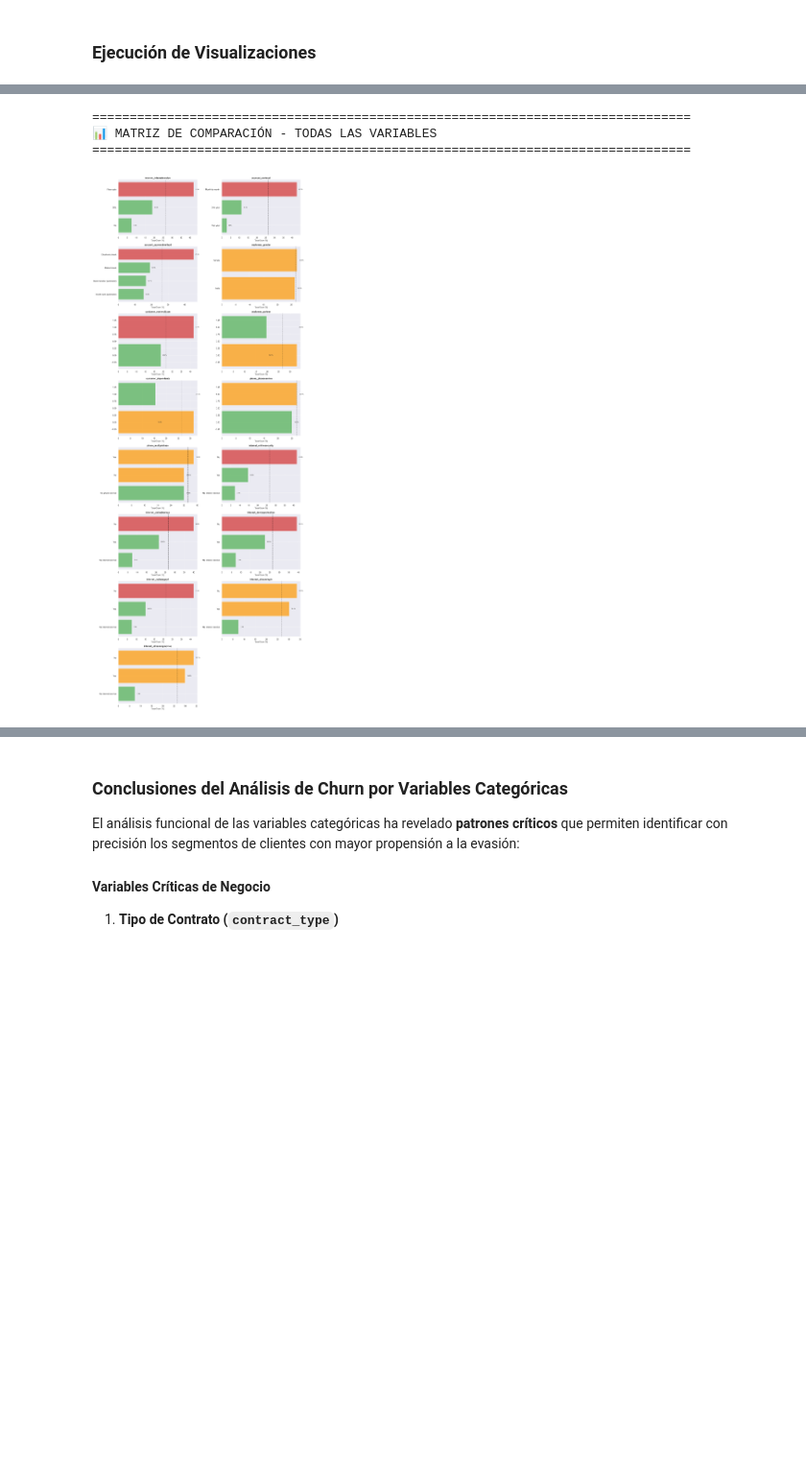
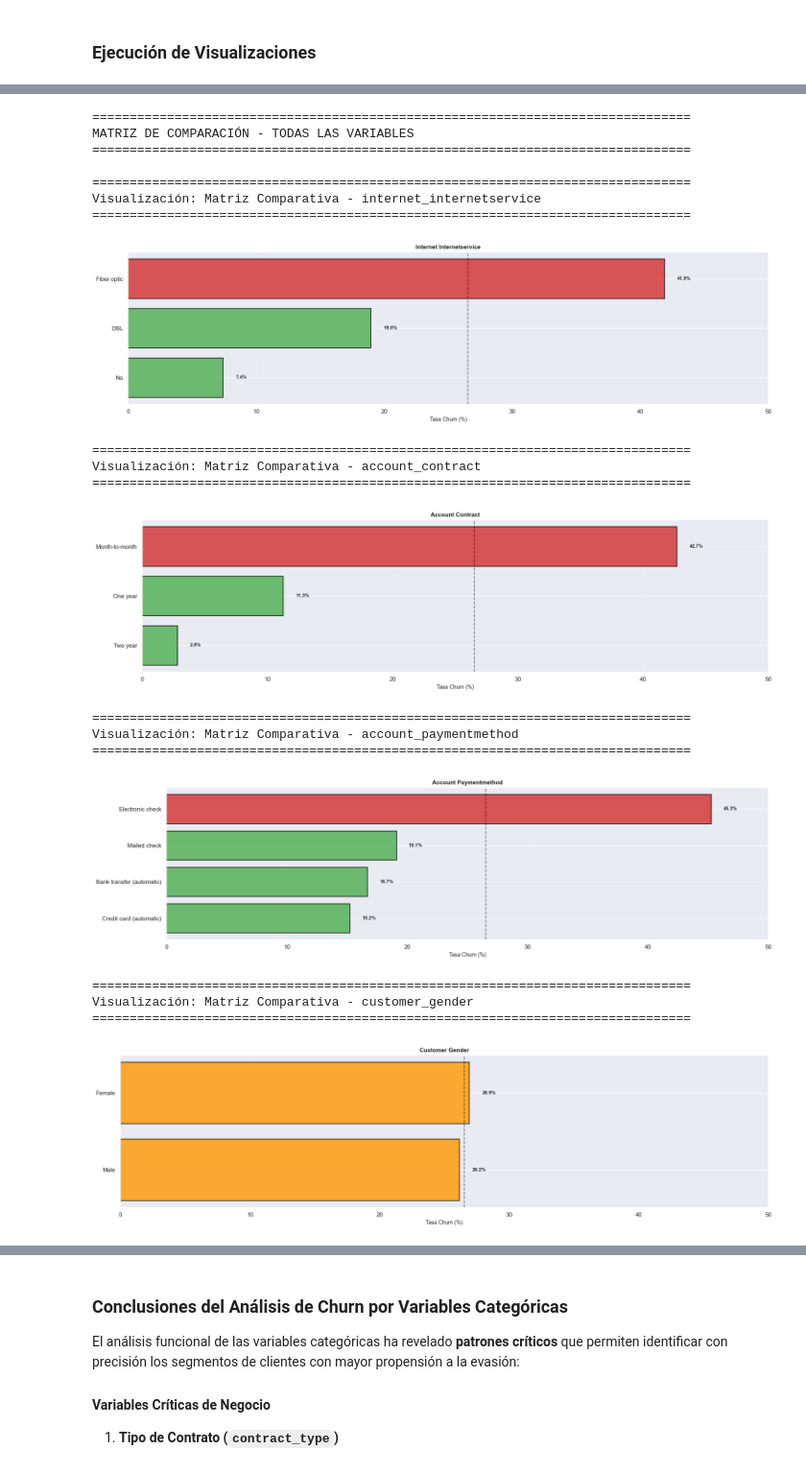
Before and after one commit to marianoInsa/ONE-TelecomX, a Jupyter notebook: Challenge-TelecomX.ipynb, the cells around one changed output, grey strips where cells are left out. Shown at 96% size. Cells and saved outputs as stored; diff of their text form; code cells hidden in the pictures; blank space fills up the shorter version.

Commit message:
add: mejoras en el informe final, variables criticas y recomendaciones, mejores graficos

```diff
--- a/Challenge-TelecomX.ipynb
+++ b/Challenge-TelecomX.ipynb
@@ -1683,14 +2049,42 @@ for variable in variables_negocio:
 # %%
 # visualizar matriz de comparación de todas las variables analizadas
 print("\n" + "=" * 80)
-print("📊 MATRIZ DE COMPARACIÓN - TODAS LAS VARIABLES")
+print("MATRIZ DE COMPARACIÓN - TODAS LAS VARIABLES")
 print("=" * 80)
 
-fig, axes = graficar_matriz_comparativa_variables(resultados_analisis=resultados_analisis)
-plt.show()
+# fig, axes = graficar_matriz_comparativa_variables(resultados_analisis=resultados_analisis)
+# plt.show()
+
+for variable in variables:
+    if variable in resultados_analisis:
+        print(f"\n{'=' * 80}")
+        print(f"Visualización: Matriz Comparativa - {variable}")
+        print('=' * 80)
+        fig, axes = graficar_matriz_comparativa_variables(
+            resultados_analisis={variable: resultados_analisis[variable]},
+            variables_seleccionadas=[variable]
+        )
+        plt.show()
+
 plt.close()
 # %% [output]
 ================================================================================
-📊 MATRIZ DE COMPARACIÓN - TODAS LAS VARIABLES
+MATRIZ DE COMPARACIÓN - TODAS LAS VARIABLES
 ================================================================================
+
+================================================================================
+Visualización: Matriz Comparativa - internet_internetservice
+================================================================================
-[figure, old version]
+[figure, new version]
+================================================================================
+Visualización: Matriz Comparativa - account_contract
+================================================================================
+[figure, added]
+================================================================================
+Visualización: Matriz Comparativa - account_paymentmethod
+================================================================================
+[figure, added]
+================================================================================
+Visualización: Matriz Comparativa - customer_gender
+================================================================================
+[figure, added]
```
Also changed, not shown: parts of 55 cells of this notebook.
